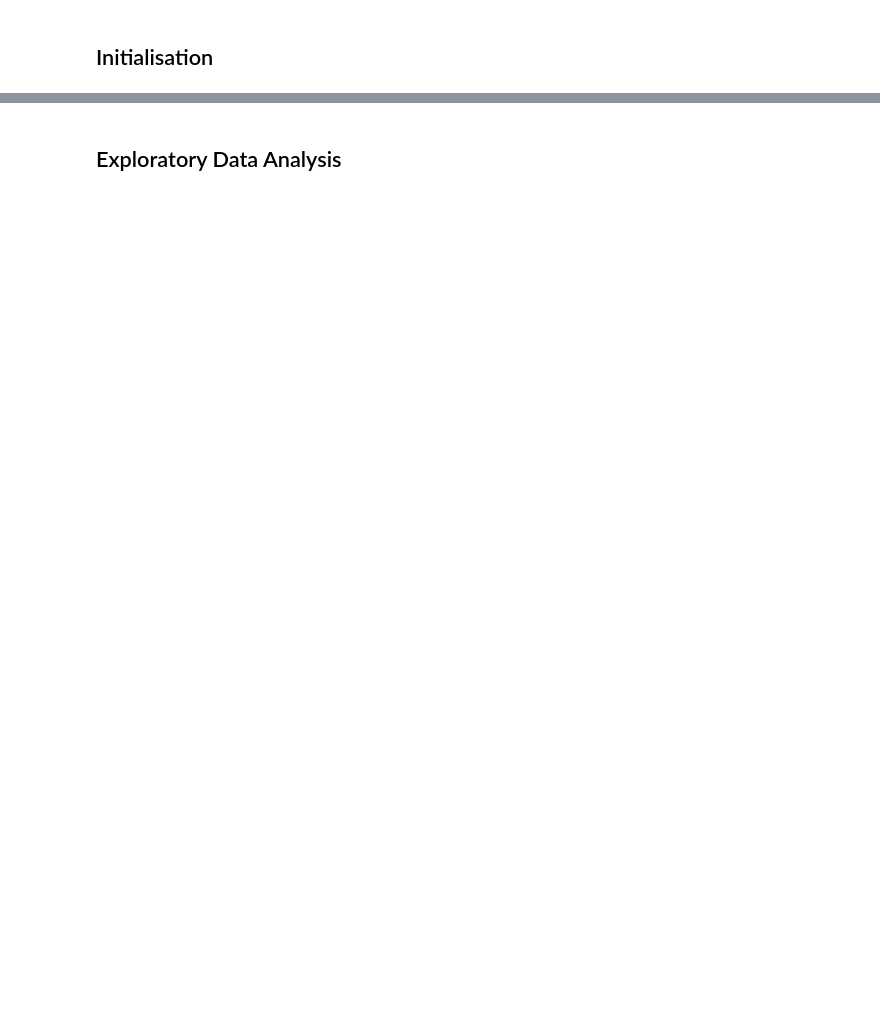
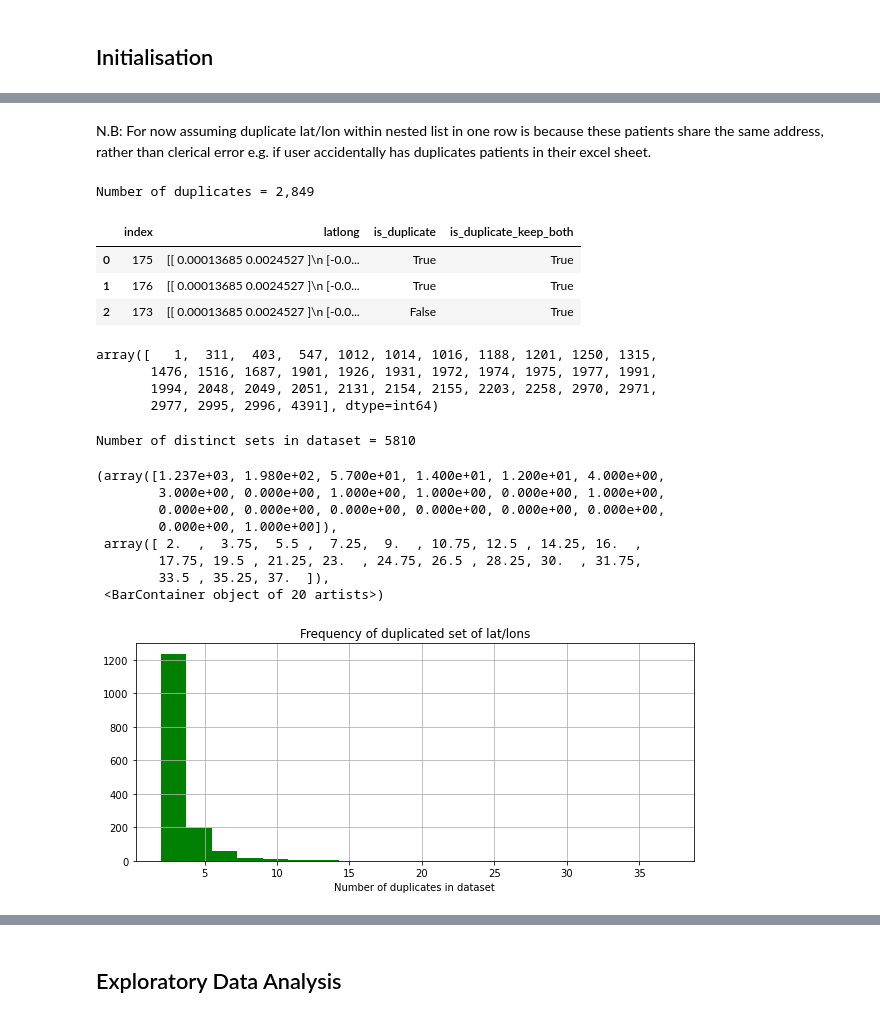
Before and after one commit to tomfrankkirk/vaximap_paper, a Jupyter notebook: vaximap-eda-armen.ipynb, the cells around one changed output, grey strips where cells are left out. Drawn from its saved outputs; the diff is of its cells as text; code cells hidden in the pictures; blank space fills up the shorter version.

Commit message:
analysis update with notes and figures

```diff
--- a/vaximap-eda-armen.ipynb
+++ b/vaximap-eda-armen.ipynb
@@ -58,0 +89,55 @@ centre_lat_lon = (53, -1.2) # defined as approximate centre of UK
+# %% [markdown]
+N.B: For now assuming duplicate lat/lon within nested list in one row is because these patients share the same address, rather than clerical error e.g. if user accidentally has duplicates patients in their excel sheet.
+# %%
+# Test to identify duplicates: need to convert latlong numpy to string beforehand to be able to drop
+df1 = dataset.copy()[["latlong"]]
+df1.latlong = df1.latlong.astype("str")
+df1 = df1.sort_values("latlong")
+
+# extract number of duplicates from pandas duplicated inbuilt function
+df1["is_duplicate"] = df1.duplicated(subset="latlong", keep="last")
+print("Number of duplicates = {:,}".format(len(df1.loc[df1.is_duplicate == True])))
+# %% [output]
+Number of duplicates = 2,849
+# %%
+# Demonstrate example of duplicate indices:
+df1["is_duplicate_keep_both"] = df1.duplicated(subset="latlong", keep=False)
+df1.loc[df1.is_duplicate_keep_both == True][15:18].reset_index()
+# %% [output]
+|  | index | latlong | is_duplicate | is_duplicate_keep_both |
+| 0 | 175 | [[ 0.00013685 0.0024527 ]\n [-0.0... | True | True |
+| 1 | 176 | [[ 0.00013685 0.0024527 ]\n [-0.0... | True | True |
+| 2 | 173 | [[ 0.00013685 0.0024527 ]\n [-0.0... | False | True |
+# %%
+# Show indices of most occurring entry:
+
+df1.loc[df1.latlong == df1.groupby("latlong").count().sort_values("is_duplicate", ascending=False).index.values[0]].sort_index().index.values
+# %% [output]
+array([   1,  311,  403,  547, 1012, 1014, 1016, 1188, 1201, 1250, 1315,
+       1476, 1516, 1687, 1901, 1926, 1931, 1972, 1974, 1975, 1977, 1991,
+       1994, 2048, 2049, 2051, 2131, 2154, 2155, 2203, 2258, 2970, 2971,
+       2977, 2995, 2996, 4391], dtype=int64)
+# %%
+print("Number of distinct sets in dataset = {}".format(len(df1.loc[df1.is_duplicate == False])))
+# %% [output]
+Number of distinct sets in dataset = 5810
+# %%
+# plot histogram of frequency of duplicate set occurring (not showing cases without duplicates)
+x = df1.groupby("latlong").count().sort_values("is_duplicate", ascending=False)
+x = x.loc[x.is_duplicate > 1]
+
+plt.figure(figsize=(10,4))
+plt.grid()
+plt.title("Frequency of duplicated set of lat/lons")
+plt.xlabel("Number of duplicates in dataset")
+plt.hist(x.is_duplicate, bins=20, color="green")
+# %% [output]
+(array([1.237e+03, 1.980e+02, 5.700e+01, 1.400e+01, 1.200e+01, 4.000e+00,
+        3.000e+00, 0.000e+00, 1.000e+00, 1.000e+00, 0.000e+00, 1.000e+00,
+        0.000e+00, 0.000e+00, 0.000e+00, 0.000e+00, 0.000e+00, 0.000e+00,
+        0.000e+00, 1.000e+00]),
+ array([ 2.  ,  3.75,  5.5 ,  7.25,  9.  , 10.75, 12.5 , 14.25, 16.  ,
+        17.75, 19.5 , 21.25, 23.  , 24.75, 26.5 , 28.25, 30.  , 31.75,
+        33.5 , 35.25, 37.  ]),
+ <BarContainer object of 20 artists>)
+[figure, added]
```
Also changed, not shown: parts of 68 cells of this notebook, 2 other files.
